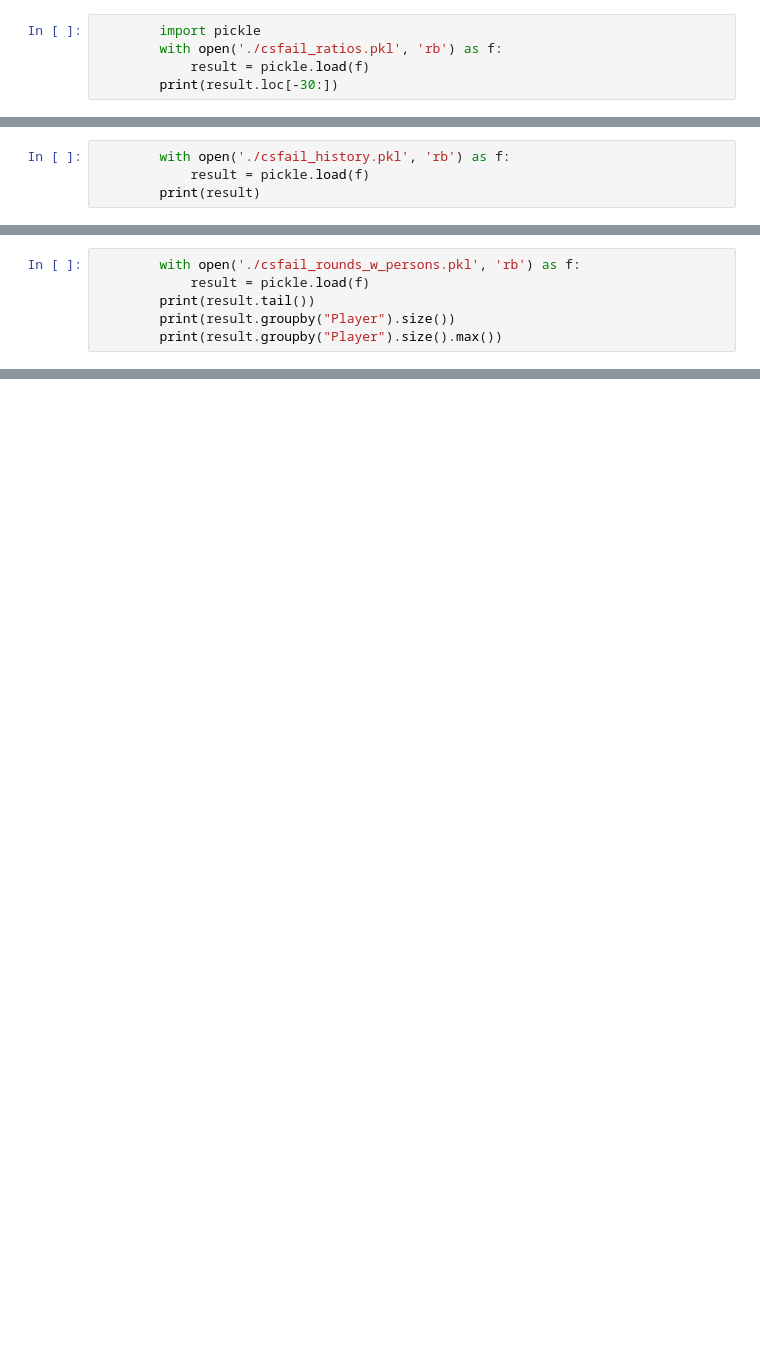
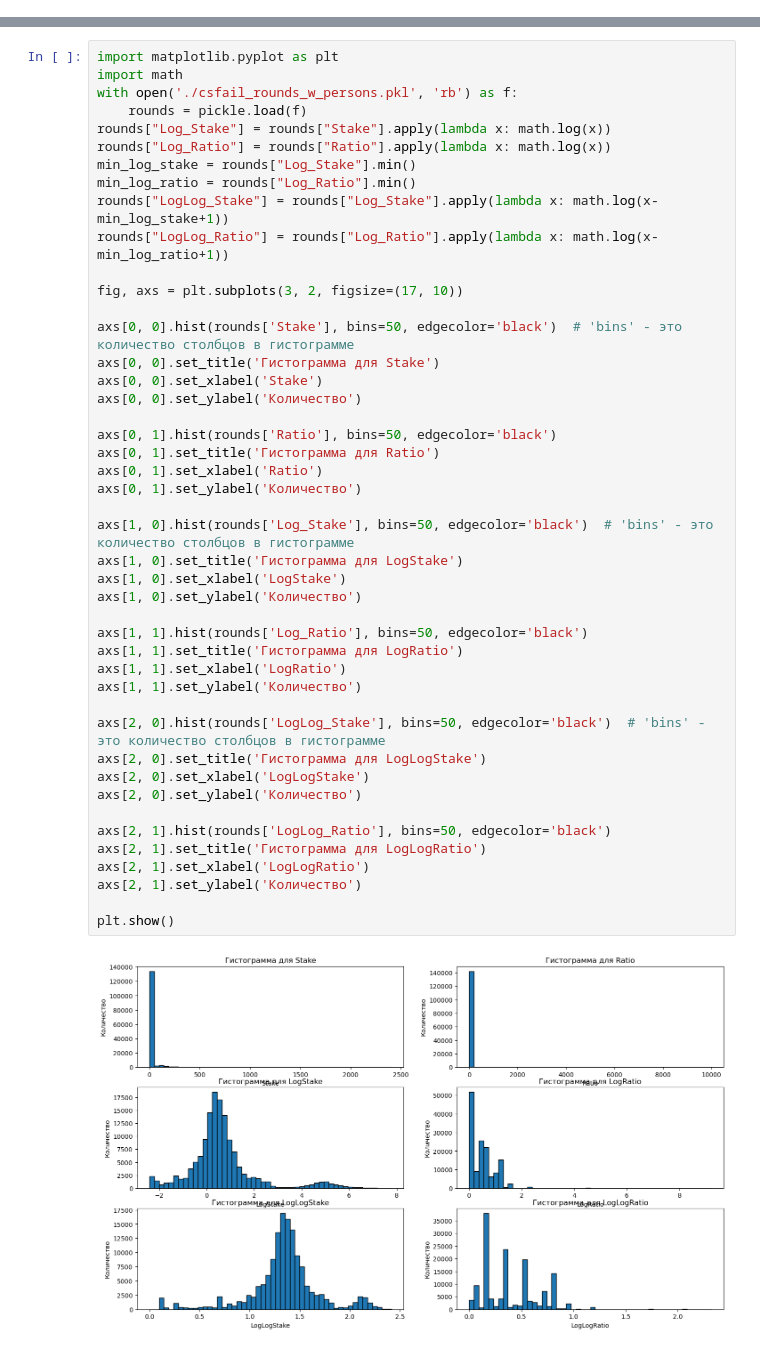
Before and after one commit to koba4444/csfail_crash_investigation, a Jupyter notebook: investigate.ipynb, the cells around one changed output, grey strips where cells are left out. Drawn from its saved outputs; the diff is of its cells as text; blank space fills up the shorter version.

```diff
--- a/investigate.ipynb
+++ b/investigate.ipynb
@@ -5,5 +6,0 @@ import datetime
-# %%
-        import pickle
-        with open('./csfail_ratios.pkl', 'rb') as f:
-            result = pickle.load(f)
-        print(result.loc[-30:])
@@ -25,4 +6,0 @@ import datetime
-# %%
-        with open('./csfail_history.pkl', 'rb') as f:
-            result = pickle.load(f)
-        print(result)
@@ -44,6 +6,0 @@ import datetime
-# %%
-        with open('./csfail_rounds_w_persons.pkl', 'rb') as f:
-            result = pickle.load(f)
-        print(result.tail())
-        print(result.groupby("Player").size())
-        print(result.groupby("Player").size().max())
@@ -76,0 +88,47 @@ dtype: object
+# %%
+import matplotlib.pyplot as plt
+import math
+with open('./csfail_rounds_w_persons.pkl', 'rb') as f:
+    rounds = pickle.load(f)
+rounds["Log_Stake"] = rounds["Stake"].apply(lambda x: math.log(x))
+rounds["Log_Ratio"] = rounds["Ratio"].apply(lambda x: math.log(x))
+min_log_stake = rounds["Log_Stake"].min()
+min_log_ratio = rounds["Log_Ratio"].min()
+rounds["LogLog_Stake"] = rounds["Log_Stake"].apply(lambda x: math.log(x-min_log_stake+1))
+rounds["LogLog_Ratio"] = rounds["Log_Ratio"].apply(lambda x: math.log(x-min_log_ratio+1))
+
+fig, axs = plt.subplots(3, 2, figsize=(17, 10))
+
+axs[0, 0].hist(rounds['Stake'], bins=50, edgecolor='black')  # 'bins' - это количество столбцов в гистограмме
+axs[0, 0].set_title('Гистограмма для Stake')
+axs[0, 0].set_xlabel('Stake')
+axs[0, 0].set_ylabel('Количество')
+
+axs[0, 1].hist(rounds['Ratio'], bins=50, edgecolor='black')
+axs[0, 1].set_title('Гистограмма для Ratio')
+axs[0, 1].set_xlabel('Ratio')
+axs[0, 1].set_ylabel('Количество')
+
+axs[1, 0].hist(rounds['Log_Stake'], bins=50, edgecolor='black')  # 'bins' - это количество столбцов в гистограмме
+axs[1, 0].set_title('Гистограмма для LogStake')
+axs[1, 0].set_xlabel('LogStake')
+axs[1, 0].set_ylabel('Количество')
+
+axs[1, 1].hist(rounds['Log_Ratio'], bins=50, edgecolor='black')
+axs[1, 1].set_title('Гистограмма для LogRatio')
+axs[1, 1].set_xlabel('LogRatio')
+axs[1, 1].set_ylabel('Количество')
+
+axs[2, 0].hist(rounds['LogLog_Stake'], bins=50, edgecolor='black')  # 'bins' - это количество столбцов в гистограмме
+axs[2, 0].set_title('Гистограмма для LogLogStake')
+axs[2, 0].set_xlabel('LogLogStake')
+axs[2, 0].set_ylabel('Количество')
+
+axs[2, 1].hist(rounds['LogLog_Ratio'], bins=50, edgecolor='black')
+axs[2, 1].set_title('Гистограмма для LogLogRatio')
+axs[2, 1].set_xlabel('LogLogRatio')
+axs[2, 1].set_ylabel('Количество')
+
+plt.show()
+# %% [output]
+[figure, added]
```
Also changed, not shown: parts of 11 cells of this notebook, 5 other files.
